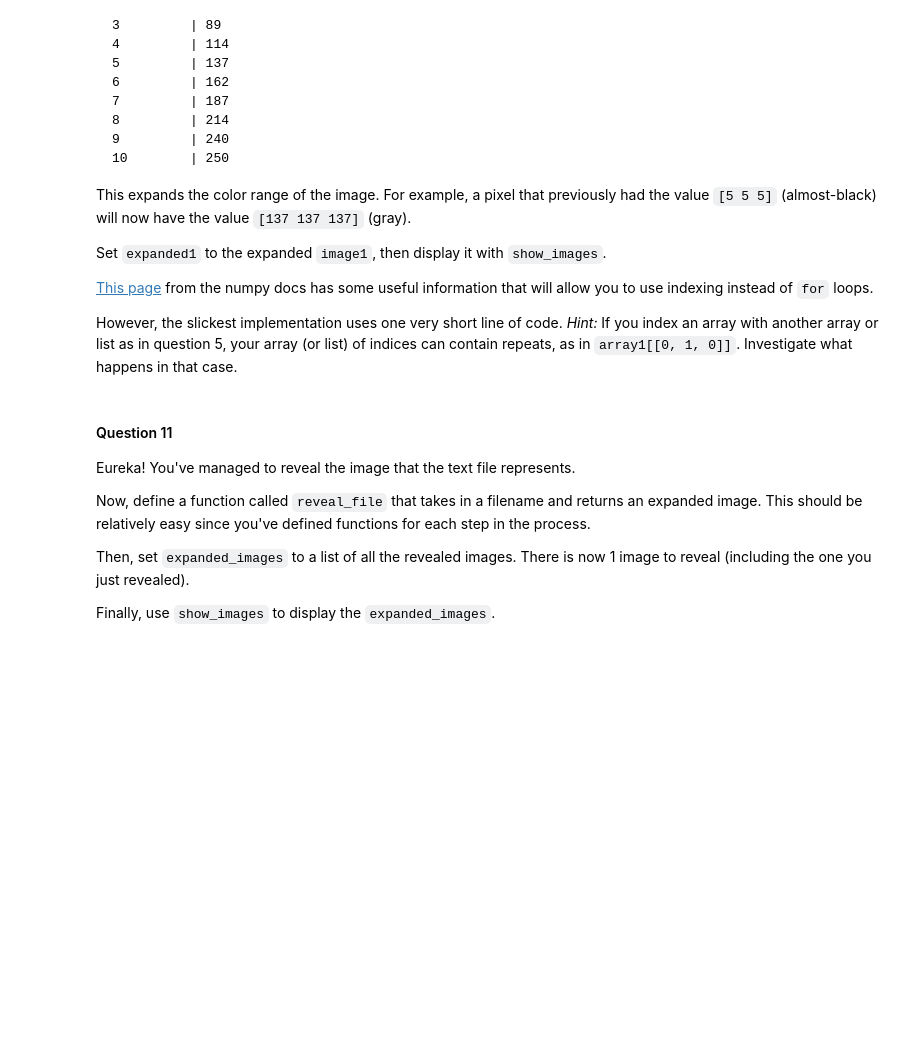
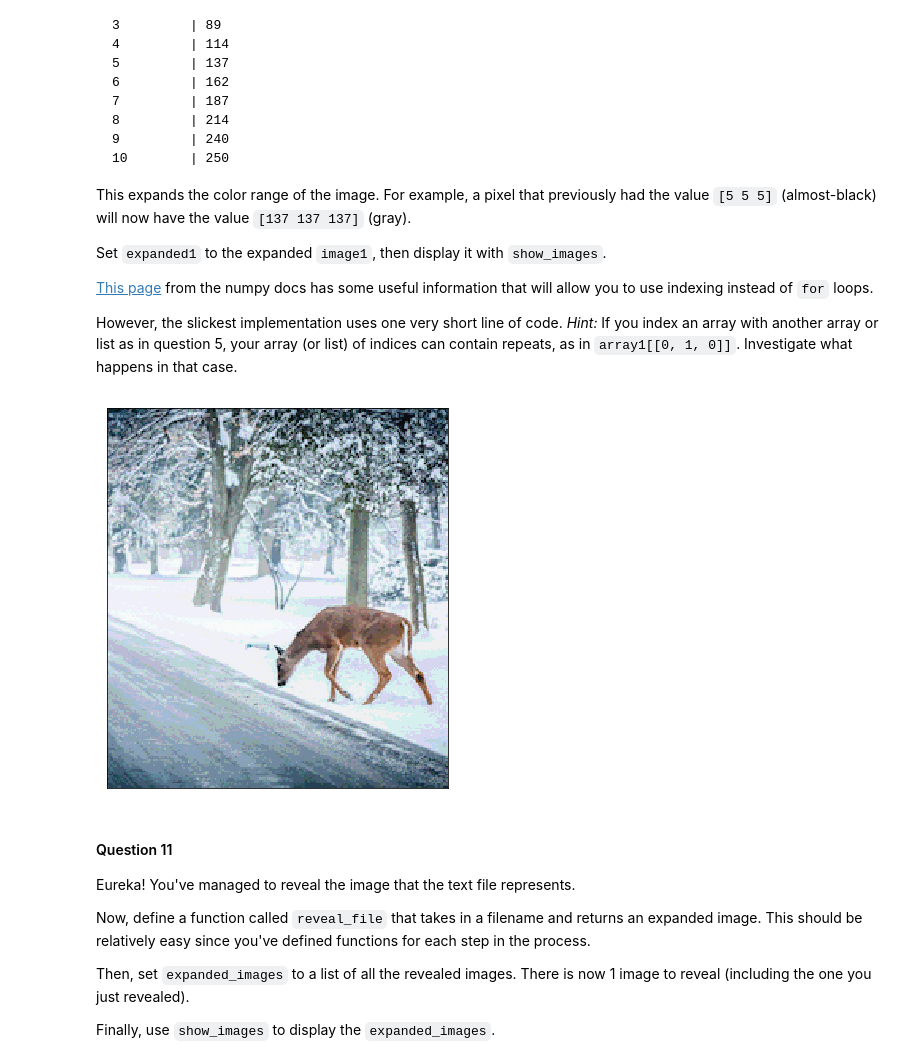
Before and after one commit to sadiqatarar1/assignments, a Jupyter notebook: EMSE6992_Assignments/HW1.ipynb, the cells around one changed output. Saved outputs shown, nothing was run; the diff lists cells and outputs as text; code cells hidden in the pictures; blank space fills up the shorter version.

```diff
--- a/EMSE6992_Assignments/HW1.ipynb
+++ b/EMSE6992_Assignments/HW1.ipynb
@@ -503,12 +581,20 @@ Investigate what happens in that case.
 # %%
 # This array is provided for your convenience.
 transformed = np.array([12, 37, 65, 89, 114, 137, 162, 187, 214, 240, 250])
 
 def expand_image_range(image):
-    ...
+    nrows, ncols, _ = image.shape
+    for row in range(nrows):
+        for col in range(ncols):
+            image[row, col, 0] = transformed[image[row, col, 0]]
+            image[row, col, 1] = transformed[image[row, col, 1]]
+            image[row, col, 2] = transformed[image[row, col, 2]]
+    return image
 
-expanded1 = ...
+expanded1 = expand_image_range(image1)
 show_images(expanded1)
+# %% [output]
+[figure, added]
 # %% [markdown]
 #### Question 11
 
```
Also changed, not shown: parts of 29 cells of this notebook.
